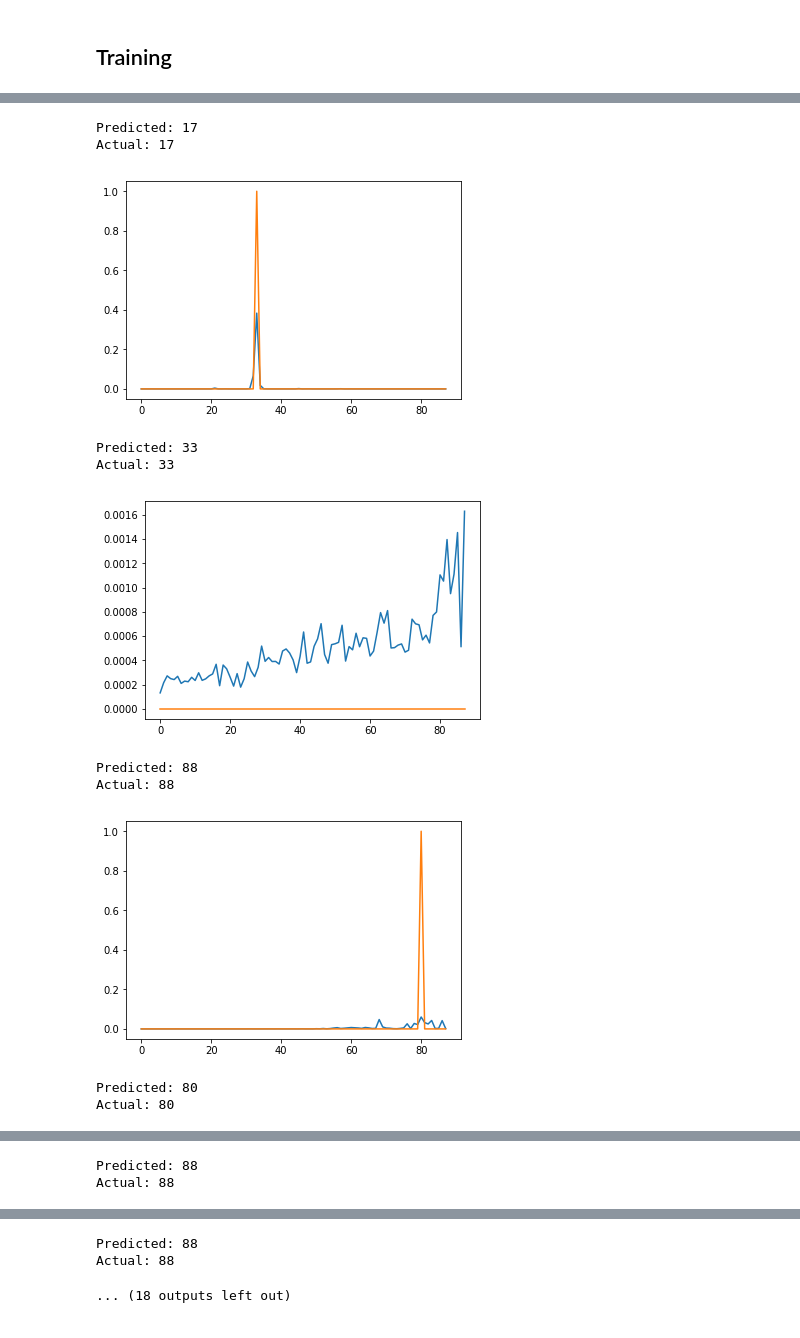
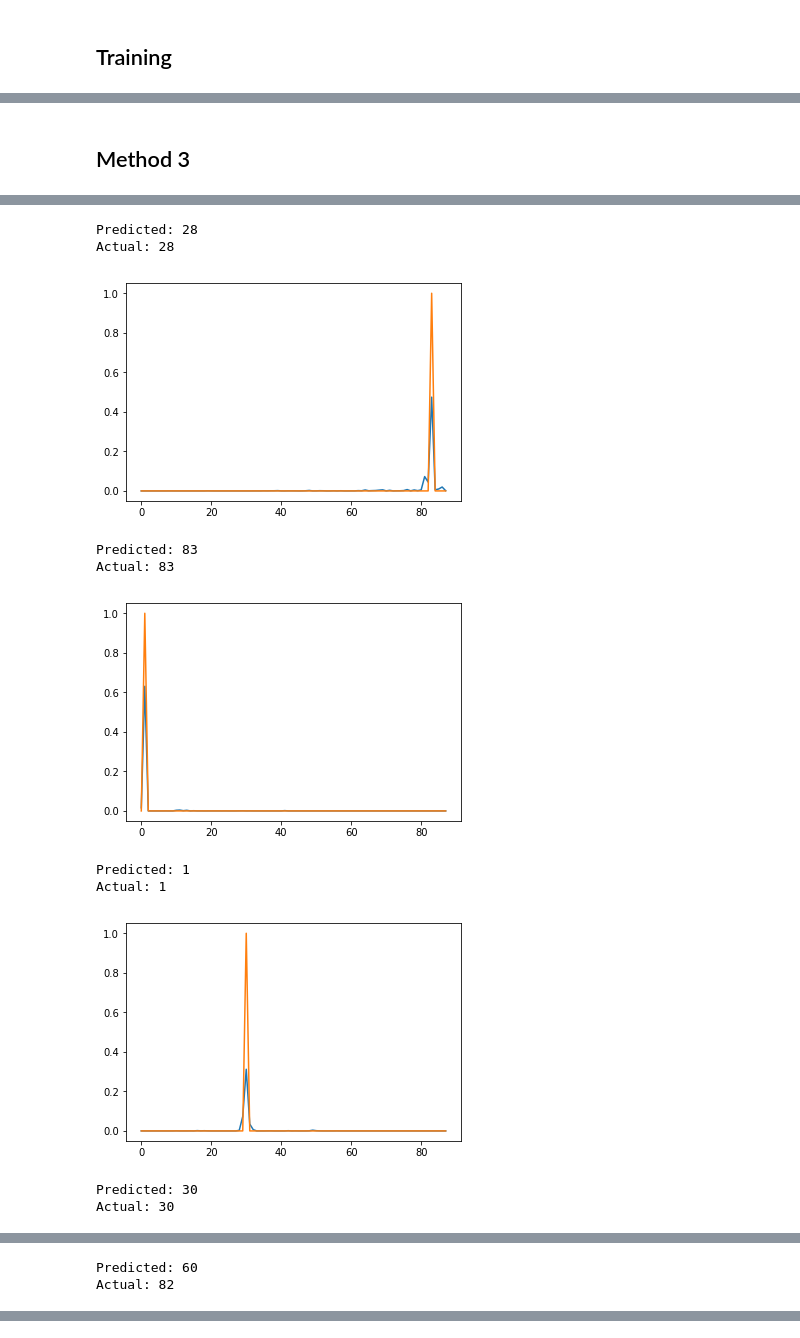
Before and after one commit to benjikershenbaum/Automatic-Music-Transcription, a Jupyter notebook: snn.ipynb, the cells around one changed output, grey strips where cells are left out. Cells and saved outputs as stored; diff of their text form; code cells hidden in the pictures.

```diff
--- a/snn.ipynb
+++ b/snn.ipynb
@@ -314,0 +341,5 @@ y_pred_h.shape
+# %%
+a = y_pred_e.copy()
+threshold_pred_e = np.zeros_like(a)
+threshold_pred_e[np.arange(len(a)),a.argmax(1)]=1
+threshold_pred_e
@@ -314,0 +354,7 @@ y_pred_h.shape
+# %%
+j=0
+for i in range(y_pred_e.shape[0]):
+    a=y_test_e.iloc[i,:].get_values()
+    if (np.array_equal(a,threshold_pred_e[i,:])):
+        j=j+1
+print('General accuracy:',j/y_test_e.shape[0])
@@ -314,0 +363,14 @@ y_pred_h.shape
+# %%
+j=0
+k=0
+for i in range(y_pred_e.shape[0]):
+    a=y_test_e.iloc[i,:].get_values()
+    if (a[a.shape[0]-1]==1):
+        k=k+1
+        if (np.array_equal(a,threshold_pred_e[i,:])):
+            j=j+1
+
+acc_empty_e=j/k
+print(j)
+print(k)
+print('Acc empty:',acc_empty_e)
@@ -314,0 +381,14 @@ y_pred_h.shape
+# %%
+j=0
+k=0
+for i in range(y_pred_e.shape[0]):
+    a=y_test_e.iloc[i,:].get_values()
+    if (a[a.shape[0]-1]==0):
+        k=k+1
+        if (np.array_equal(a,threshold_pred_e[i,:])):
+            j=j+1
+
+acc_notes_e=j/k
+print(j)
+print(k)
+print('Acc non empty:',acc_notes_e)
@@ -315,5 +399,7 @@ y_pred_h.shape
+# %% [markdown]
+## Method 3
 # %%
-for i in range(15):
+for i in range(5):
     if (y_pred_h[i,88]<y_pred_h[i,89]):
         plt.plot(y_pred_h[i,0:88])
         plt.plot(y_test_h.iloc[i,0:88])
@@ -332,11 +418,11 @@ for i in range(15):
-Predicted: 17
-Actual: 17
+Predicted: 28
+Actual: 28
-[figure, old version]
+[figure, new version]
-Predicted: 33
-Actual: 33
+Predicted: 83
+Actual: 83
-[figure, old version]
+[figure, new version]
-Predicted: 88
-Actual: 88
+Predicted: 1
+Actual: 1
-[figure, old version]
+[figure, new version]
-Predicted: 80
-Actual: 80
+Predicted: 30
+Actual: 30
@@ -344,2 +430,2 @@ Actual: 80
-Predicted: 88
-Actual: 88
+Predicted: 60
+Actual: 82
@@ -347,3 +431,0 @@ Actual: 88
-Predicted: 88
-Actual: 88
-... (18 outputs left out)
```
Also changed, not shown: parts of 29 cells of this notebook.
